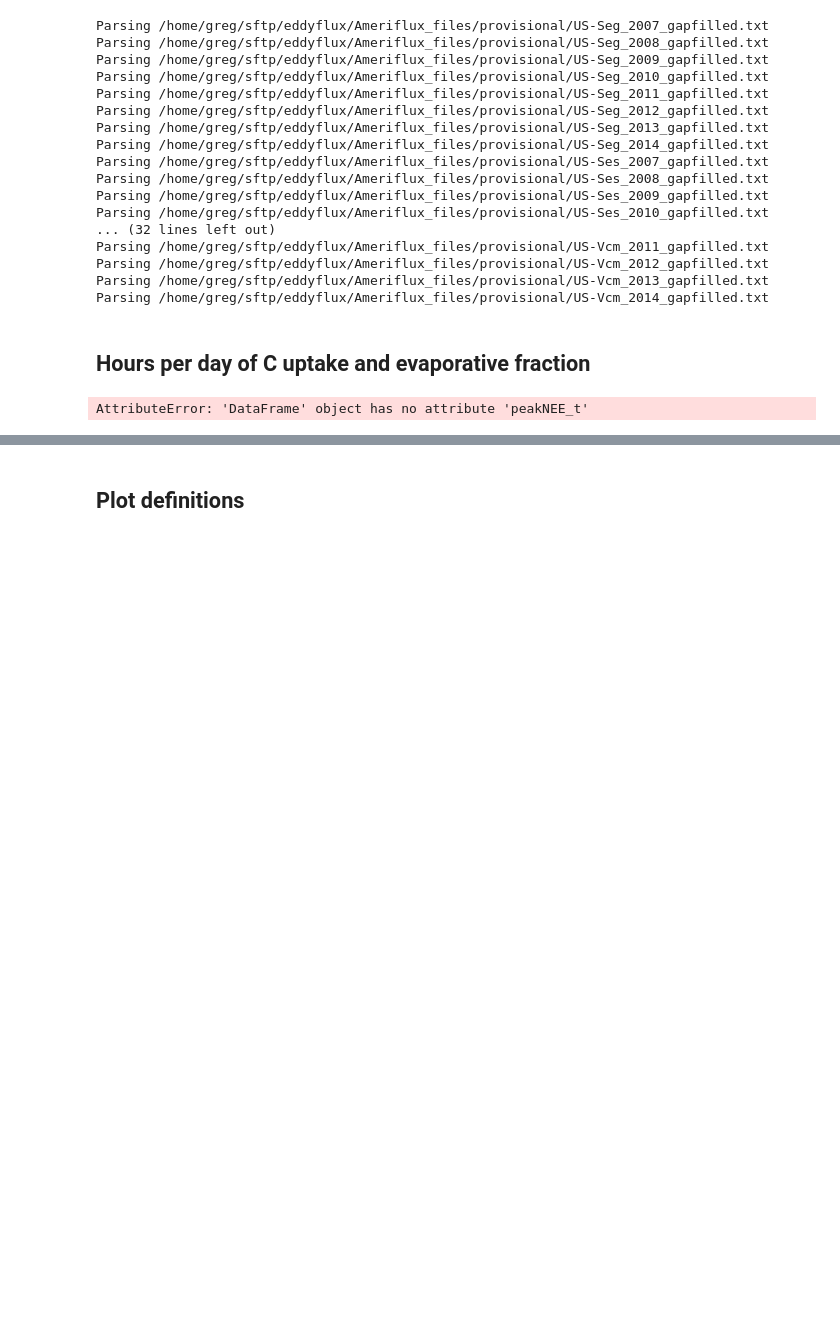
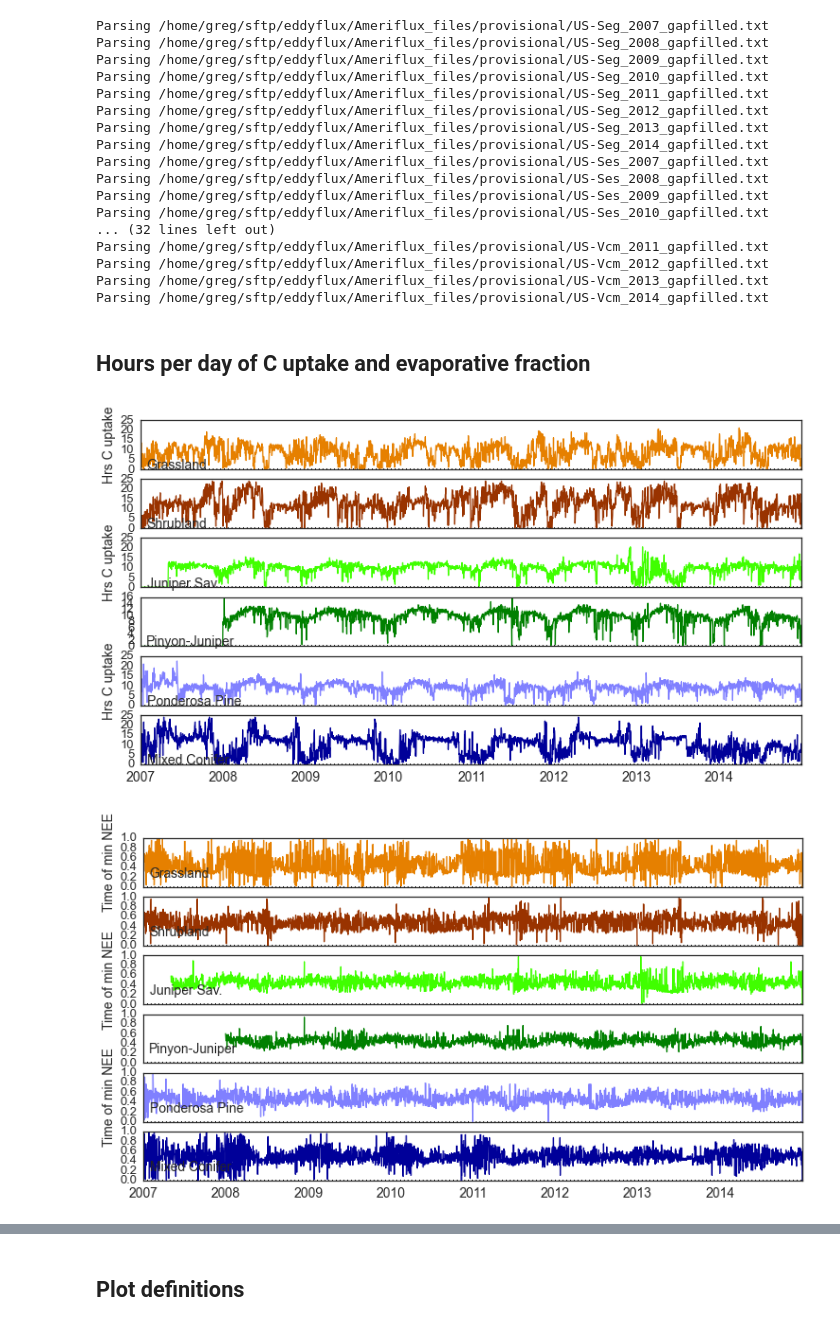
Before and after one commit to gremau/NMEG_miscellany, a Jupyter notebook: anomaly_and_C_uptake_detection.ipynb, the cells around one changed output, grey strips where cells are left out. Cells and saved outputs as stored; diff of their text form; code cells hidden in the pictures; blank space fills up the shorter version.

Commit message:
Time of C uptake additions

```diff
--- a/anomaly_and_C_uptake_detection.ipynb
+++ b/anomaly_and_C_uptake_detection.ipynb
@@ -70,6 +70,22 @@ for site in sites:
 
 # Beware here that the bowen ration looks a little crazy, especially at night.
 # Perhaps we need to do a better job of removing/correcting H and LE fluxes
+# %%
+#Annual file for marcy
+yearly = { x :
+         tr.resample_30min_aflx( hourly[x], freq='A',
+                                c_fluxes=[ 'GPP', 'RECO', 'FC_F' ],
+                                le_flux=[ 'LE_F' ],
+                                avg_cols=[ 'TA_F', 'RH_F', 'SW_IN_F', 'RNET', 'VPD_F', 'evap_frac' ],
+                                sum_cols=[ 'P_F', 'hrs_C_uptake' ] , tair_col='TA_F' )
+         for x in hourly.keys() }
+yearly_sums = pd.DataFrame()
+for i in yearly.keys():
+    new = yearly[i]
+    new['site'] = i
+    yearly_sums = yearly_sums.append(new)
+
+yearly_sums.to_csv('processed_data/yearly_sums.csv', na_rep=-9999, date_format='%Y')
 # %%
 # Resample all hourly dataframes in Hourly to daily and add to daily dict
 daily = { x :
@@ -86,18 +102,32 @@ for i, site in enumerate(sites):
     nee_grp = h.FC_F.groupby(h.index.date)
     # Something is wrong here - this createsobjects and going to panel converts
     # everything to objects
-    #daily[site]['peakNEE_t'] = nee_grp.apply(lambda x: x.index[x==x.min()].time)
-
+    daily[site]['peakNEE_t'] = nee_grp.apply(lambda x: x.index[x==x.min()].time)
+    # Get the time of day for peak GPP each day
     gpp_grp = h.GPP.groupby(h.index.date)
-    #daily[site]['peakGPP_t'] = gpp_grp.apply(lambda x: x.index[x==x.max()].time)
+    peakGPP_t = gpp_grp.apply(lambda x: x.index[x==x.max()].time)
+    # Get the time of day for peak NEE each day
+    nee_grp = h.FC_F.groupby(h.index.date)
+    peakNEE_t = nee_grp.apply(lambda x: x.index[x==x.min()].time)
+    def get_frac( arr ):
+        # Sometimes these are empty
+        if len(arr)==0:
+            return np.nan
+        else:
+            return (arr[0].hour*3600 + arr[0].minute*60)/(3600*24)
+    daily[site][ 'peakGPP_dayfrac'] = peakGPP_t.apply( get_frac )
+    daily[site][ 'peakNEE_dayfrac'] = peakNEE_t.apply( get_frac )
 
 # Convert this to a pandas panel
 d = pd.Panel(daily)
-# %%
-tf= np.logical_and(d.Mpj.peakNEE_t.apply(lambda x: x.size!=0 ), d.Mpj.peakNEE_t.apply(lambda x: x.size < 2 ))
-a = d.Mpj.peakNEE_t[tf] - dt.datetime(2008, 1, 1, 0, 0, 0)
-
-fig = plt.figure()
-plt.plot(d.Mpj.index, d.Mpj.hrs_C_uptake)
-# %% [output]
-AttributeError: 'DataFrame' object has no attribute 'peakNEE_t'
+# %%
+%matplotlib inline
+fig = plt.figure(figsize=( 12.5, 6.5 ), dpi=150, facecolor='w', edgecolor='k')
+ax = nmegplt.plot_tseries( d, 'hrs_C_uptake', .2, fig, 'Hrs C uptake')
+fig = plt.figure(figsize=( 12.5, 6.5 ), dpi=150, facecolor='w', edgecolor='k')
+ax = nmegplt.plot_tseries( d, 'peakNEE_dayfrac', .2, fig, 'Time of min NEE')
+fig = plt.figure(figsize=( 12.5, 6.5 ), dpi=150, facecolor='w', edgecolor='k')
+ax = nmegplt.plot_tseries( d, 'peakGPP_dayfrac', .2, fig, 'Time of max GPP')
+# %% [output]
+[figure, added]
+[figure, added]
```
Also changed, not shown: parts of 1 cell of this notebook.
